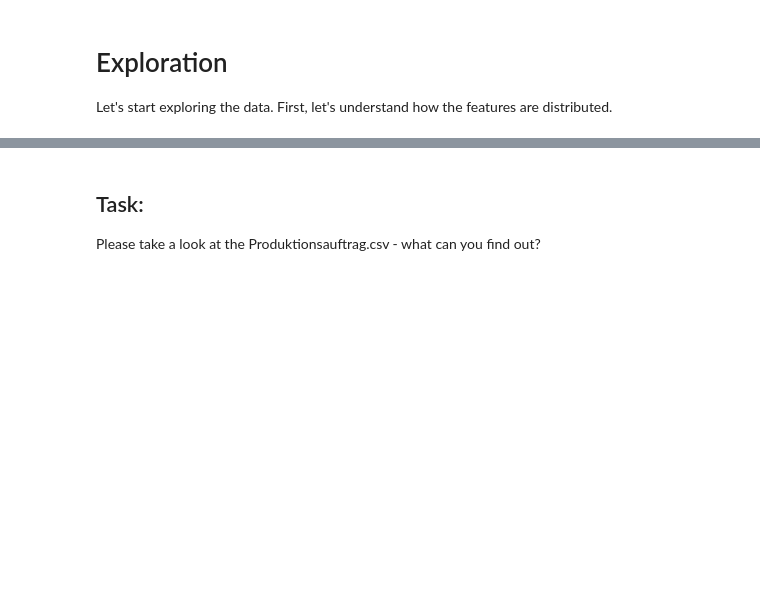
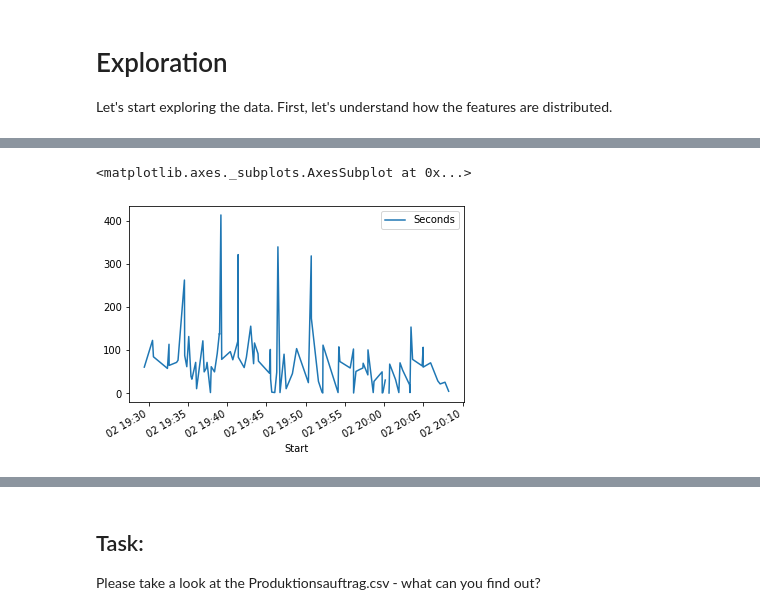
Before and after one commit to ThomasGVoss/LearningFactory, a Jupyter notebook: Lab_Data_Prep_with_Pandas.ipynb, the cells around one changed output, grey strips where cells are left out. Drawn from its saved outputs; the diff is of its cells as text; code cells hidden in the pictures; blank space fills up the shorter version.

Commit message:
Updated Version - first steps for data exploration

```diff
--- a/Lab_Data_Prep_with_Pandas.ipynb
+++ b/Lab_Data_Prep_with_Pandas.ipynb
@@ -81,5 +113,6 @@ Please think back on the game and match your experience from the game with the d
 Below you find some examples of ways to access the data.
 # %%
 data['Start'] = pd.to_datetime(data['Start'])
-data['End'] = pd.to_datetime(data['End'])
+#data['End'] = pd.to_datetime(data['End'])
+data['End'] = data['End'].astype('datetime64[ns]')
 data.dtypes
@@ -110,3 +216,6 @@ data.describe()
+# %%
+data['ProcessID'] = data['ProcessID'].astype("category")
+data['Workstation'] = data['Workstation'].astype("category")
 # %%
 # let's find the mean value of each process step
 data.groupby(['Workstation']).mean()
@@ -112,0 +230,5 @@ data.groupby(['Workstation']).mean()
+# %%
+data.plot(x='Start',y='Seconds')
+# %% [output]
+<matplotlib.axes._subplots.AxesSubplot at 0x...>
+[figure, added]
```
Also changed, not shown: parts of 11 cells of this notebook.
